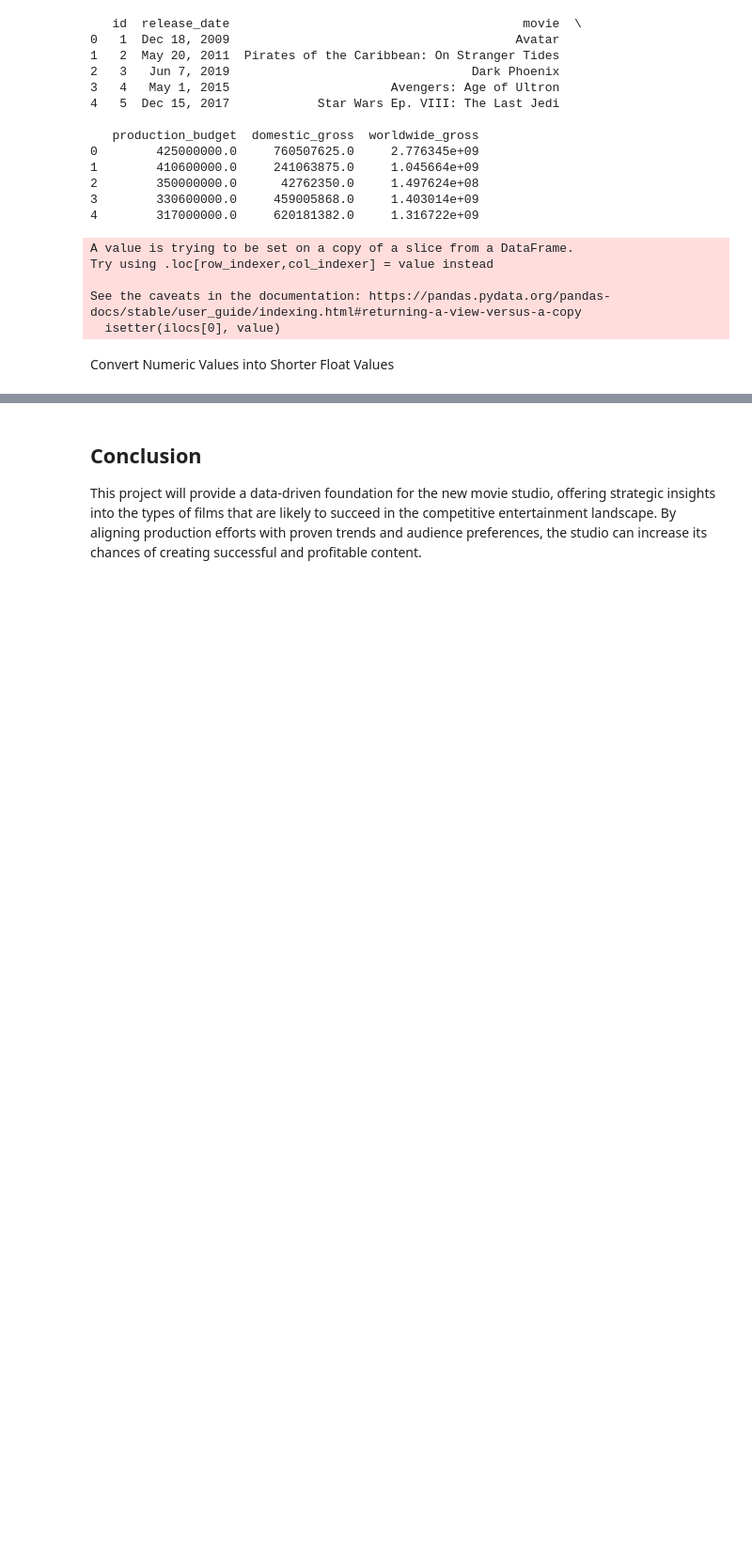
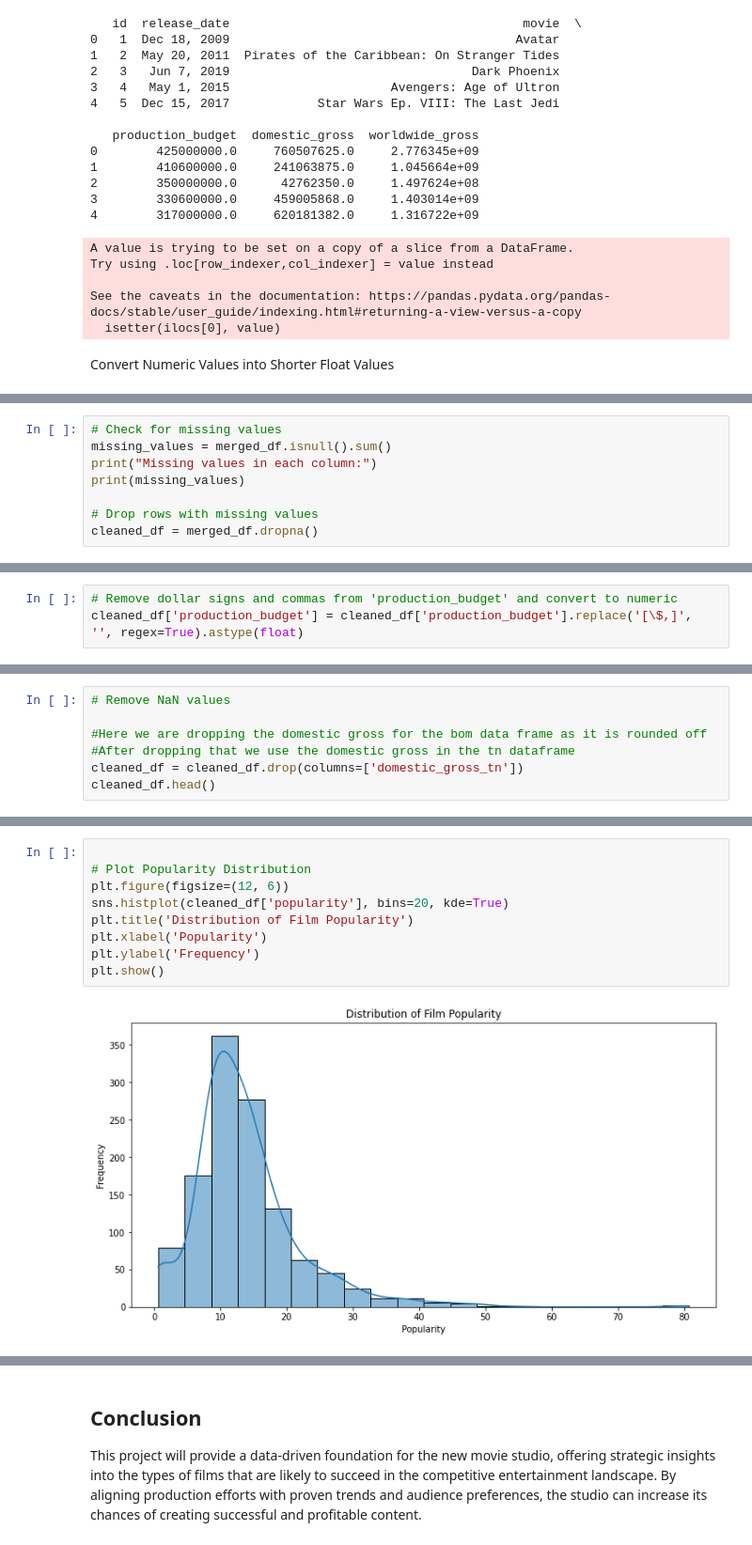
Before and after one commit to Tatianaceline/dsc-phase-2-project-v3, a Jupyter notebook: student.ipynb, the cells around one changed output, grey strips where cells are left out. Shown: that part at 94% size. Drawn from its saved outputs; the diff is of its cells as text; blank space fills up the shorter version.

```diff
--- a/student.ipynb
+++ b/student.ipynb
@@ -523,0 +491,8 @@ print(merged_df.head())
+# %%
+# Check for missing values
+missing_values = merged_df.isnull().sum()
+print("Missing values in each column:")
+print(missing_values)
+
+# Drop rows with missing values
+cleaned_df = merged_df.dropna()
@@ -523,0 +515,3 @@ print(merged_df.head())
+# %%
+# Remove dollar signs and commas from 'production_budget' and convert to numeric
+cleaned_df['production_budget'] = cleaned_df['production_budget'].replace('[\$,]', '', regex=True).astype(float)
@@ -523,0 +528,7 @@ print(merged_df.head())
+# %%
+# Remove NaN values
+
+#Here we are dropping the domestic gross for the bom data frame as it is rounded off
+#After dropping that we use the domestic gross in the tn dataframe
+cleaned_df = cleaned_df.drop(columns=['domestic_gross_tn'])
+cleaned_df.head()
@@ -523,0 +589,11 @@ print(merged_df.head())
+# %%
+
+# Plot Popularity Distribution
+plt.figure(figsize=(12, 6))
+sns.histplot(cleaned_df['popularity'], bins=20, kde=True)
+plt.title('Distribution of Film Popularity')
+plt.xlabel('Popularity')
+plt.ylabel('Frequency')
+plt.show()
+# %% [output]
+[figure, added]
```
Also changed, not shown: parts of 34 cells of this notebook.
